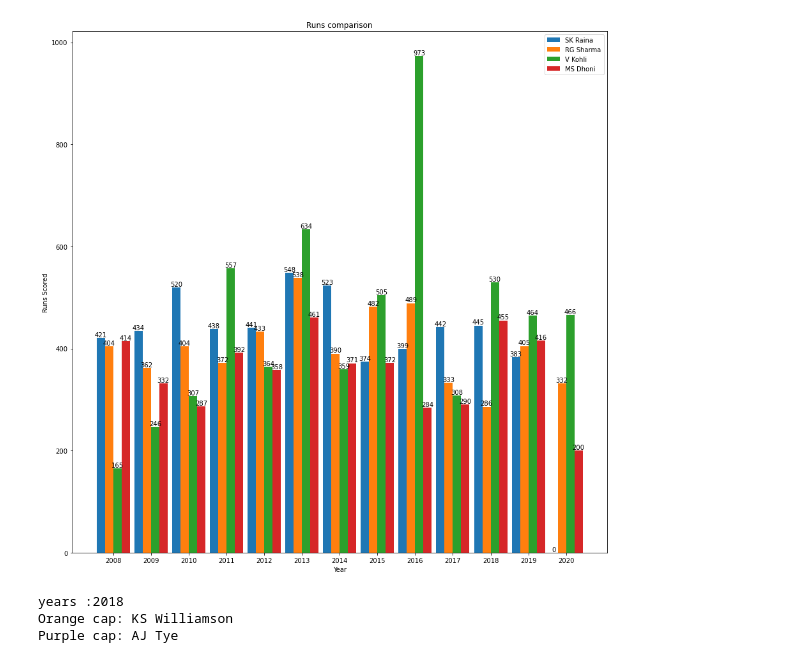
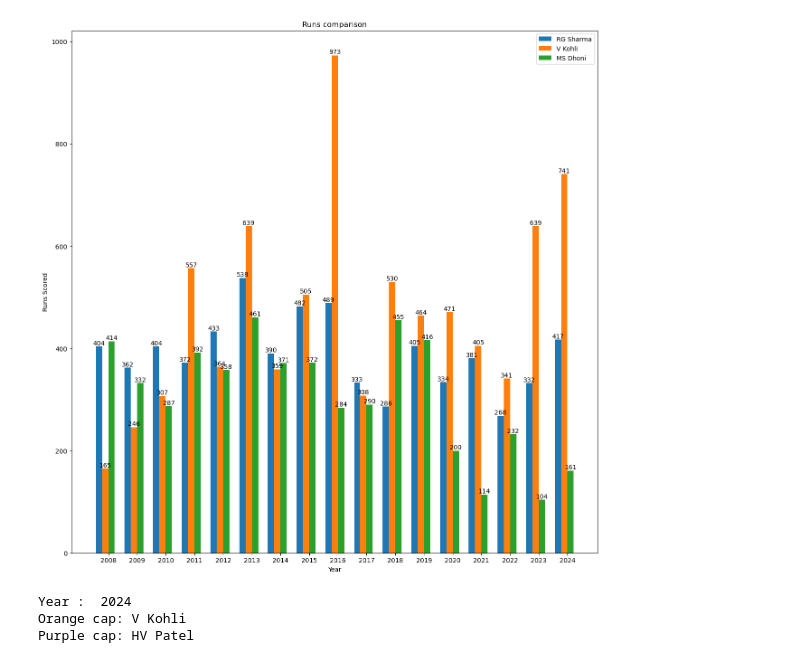
Before and after one commit to MehulBafna/Indian-Premier-League-in-depth-data-analysis-, a Jupyter notebook: Indian Premier League(in depth analysis).ipynb, the cells around one changed output. Cells and saved outputs as stored; diff of their text form; code cells hidden in the pictures.

```diff
--- a/Indian Premier League(in depth analysis).ipynb
+++ b/Indian Premier League(in depth analysis).ipynb
@@ -169,7 +112,0 @@ array([2011., 2015.])
-# %%
-#For filling the misisng values of the bowling_team
-for i in list(df1['Year'][pd.isna(df1['bowling_team'])==True].unique()):
-    if int(i)==2011:
-        df1['bowling_team'].fillna('Pune Warriors',inplace=True)
-    else:
-        df1['bowling_team'].fillna('Rajasthan Royals',inplace=True)
@@ -176,14 +133,16 @@ for i in list(df1['Year'][pd.isna(df1['bowling_team'])==True].unique()):
 # %%
 #Renaming the id column with match no and then replacing the entries with match nummber.
-df1.rename(columns = {'id':'MatchNo'}, inplace = True)
-match_no = 1
-for i in list(df1['MatchNo'].unique()):
-    df1['MatchNo'].replace({i:match_no}, inplace=True)
+df1['Match_No'] = np.nan
+match_no=1
+for i in list(df1['match_id'].unique()):
+    df1['Match_No'].fillna(match_no, inplace=True)
     match_no+=1
 # %%
 #Correcting the error in team(franchise) naming
-df1.loc[df1['batting_team']=='Rising Pune Supergiant','batting_team']='Rising Pune Supergiants'
-df1.loc[df1['bowling_team']=='Rising Pune Supergiant','bowling_team']='Rising Pune Supergiants'
+df1.loc[df1['batting_team']=='Rising Pune Supergiants','batting_team']='Rising Pune Supergiant'
+df1.loc[df1['bowling_team']=='Rising Pune Supergiants','bowling_team']='Rising Pune Supergiant'
+df1.loc[df1['batting_team']=='Royal Challengers Bangalore','batting_team']='Royal Challengers Bengaluru'
+df1.loc[df1['bowling_team']=='Royal Challengers Bangalore','bowling_team']='Royal Challengers Bengaluru'
 # %%
 df1.info()
 # %% [output]
@@ -209,50 +212,50 @@ memory usage: 28.0+ MB
 df2 = df1.groupby(df1.Year)
 # %%
 #Comparision of runs scored by Suresh Raina, Rohit Sharma, Virat Kohli and Mahendra Singh Dhoni each year
-RAINA = []
+#RAINA = []
 SHARMA = []
 KOHLI = []
 DHONI = []
 YEAR = []
 for i in list(df1['Year'].unique()):
-    df3 = df2.get_group(int(i))[df2.get_group(int(i))['batsman']=='SK Raina']
-    df4 = df2.get_group(int(i))[df2.get_group(int(i))['batsman']=='RG Sharma']
-    df5 = df2.get_group(int(i))[df2.get_group(int(i))['batsman']=='V Kohli']
-    df6 = df2.get_group(int(i))[df2.get_group(int(i))['batsman']=='MS Dhoni']
-    RAINA.append(int(df3['batsman_runs'].sum()))
+    #df3 = df2.get_group(i)[df2.get_group(i)['batter']=='SK Raina']
+    df4 = df2.get_group(i)[df2.get_group(i)['batter']=='RG Sharma']
+    df5 = df2.get_group(i)[df2.get_group(i)['batter']=='V Kohli']
+    df6 = df2.get_group(i)[df2.get_group(i)['batter']=='MS Dhoni']
+    ##RAINA.append(int(df3['batsman_runs'].sum()))
     SHARMA.append(int(df4['batsman_runs'].sum()))
     KOHLI.append(int(df5['batsman_runs'].sum()))
     DHONI.append(int(df6['batsman_runs'].sum()))
     YEAR.append(int(i))
-index = np.arange(13)
+index = np.arange(17)
 bar_width = 0.22
 fig, ax = plt.subplots(figsize=(15,15))
-SR = ax.bar(index, RAINA, bar_width,label="SK Raina")
-RGS = ax.bar(index+bar_width, SHARMA,bar_width, label="RG Sharma")
-VK = ax.bar(index+2*bar_width, KOHLI,bar_width, label="V Kohli")
-MSD = ax.bar(index+3*bar_width, DHONI,bar_width, label="MS Dhoni")
-for BAR in SR+RGS+VK+MSD:
+#SR = ax.bar(index, RAINA, bar_width,label="SK Raina")
+RGS = ax.bar(index, SHARMA,bar_width, label="RG Sharma")
+VK = ax.bar(index+bar_width, KOHLI,bar_width, label="V Kohli")
+MSD = ax.bar(index+2*bar_width, DHONI,bar_width, label="MS Dhoni")
+for BAR in RGS+VK+MSD:
     plt.text(BAR.get_x() + BAR.get_width() / 2.0, BAR.get_height(), f'{BAR.get_height():.0f}', ha='center', va='bottom')
 ax.set_xlabel('Year')
 ax.set_ylabel('Runs Scored')
 ax.set_title('Runs comparison')
 ax.set_xticks(index+1.5*bar_width)
 ax.set_xticklabels(YEAR)
 ax.legend()
 plt.show()
 # %% [output]
-[figure, old version]
+[figure, new version]
 # %%
 #Orange and purple cap holders for each year till 2020
 def orange_and_purple_cap(data,year):
     O = []
     P = []
     data_y = data.groupby(data.Year)
-    for j in list(data_y.get_group(int(year))['batsman'].unique()):
-        Data_O = data_y.get_group(int(year))[data_y.get_group(int(year))['batsman']==j]
+    for j in data_y.get_group(year)['batter'].unique():
+        Data_O = data_y.get_group(year)[data_y.get_group(year)['batter']==j]
         O.append((int(Data_O['batsman_runs'].sum()),j))
-    for j in list(data_y.get_group(int(year))['bowler'].unique()):
-        Data_P = data_y.get_group(int(year))[data_y.get_group(int(year))['bowler']==j]
+    for j in data_y.get_group(year)['bowler'].unique():
+        Data_P = data_y.get_group(year)[data_y.get_group(year)['bowler']==j]
         P.append((int(Data_P[(Data_P['bowler']==j) & (Data_P['dismissal_kind']!='run out') & (Data_P['dismissal_kind']!='retired hurt') & (Data_P['dismissal_kind']!='obstructing the field')]\
         ['is_wicket'].sum()),j))
     O.sort()
@@ -260,11 +263,11 @@ def orange_and_purple_cap(data,year):
     return 'Orange cap: '+str(O[-1][-1]),'\nPurple cap: '+str(P[-1][-1])
 
 data = df1
-year = int(input('Year : '))
+year = input('Year : ')
 print(orange_and_purple_cap(data,year)[0],orange_and_purple_cap(data,year)[1])
 # %% [output]
-years :2018
-Orange cap: KS Williamson
-Purple cap: AJ Tye
+Year :  2024
+Orange cap: V Kohli
+Purple cap: HV Patel
 # %%
 #Most runs and wickets against a particular team
```
Also changed, not shown: parts of 28 cells of this notebook.
